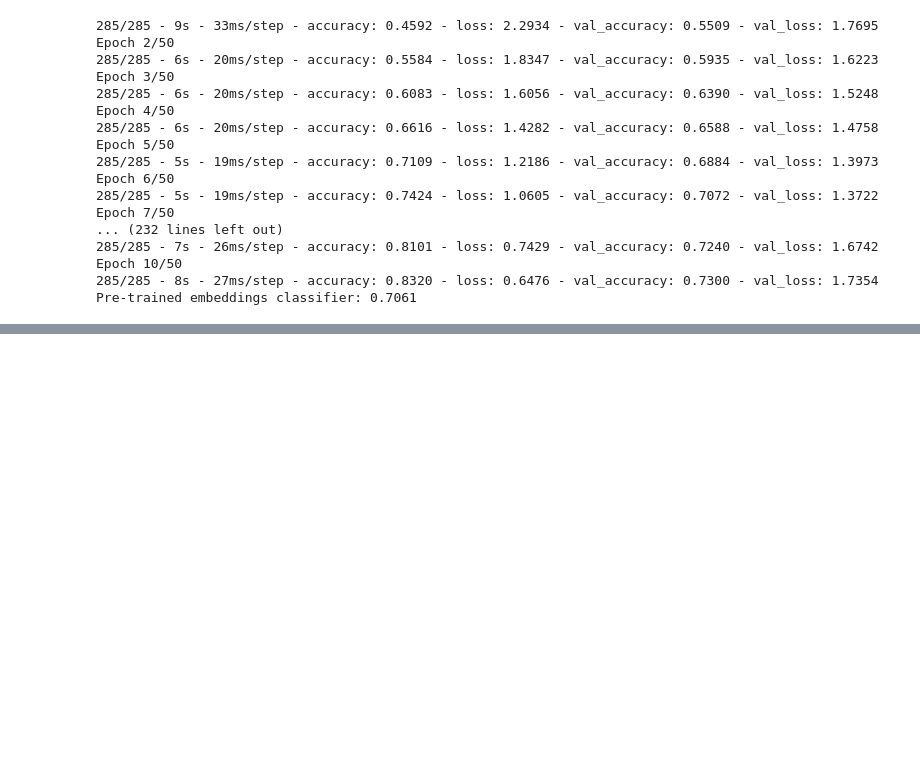
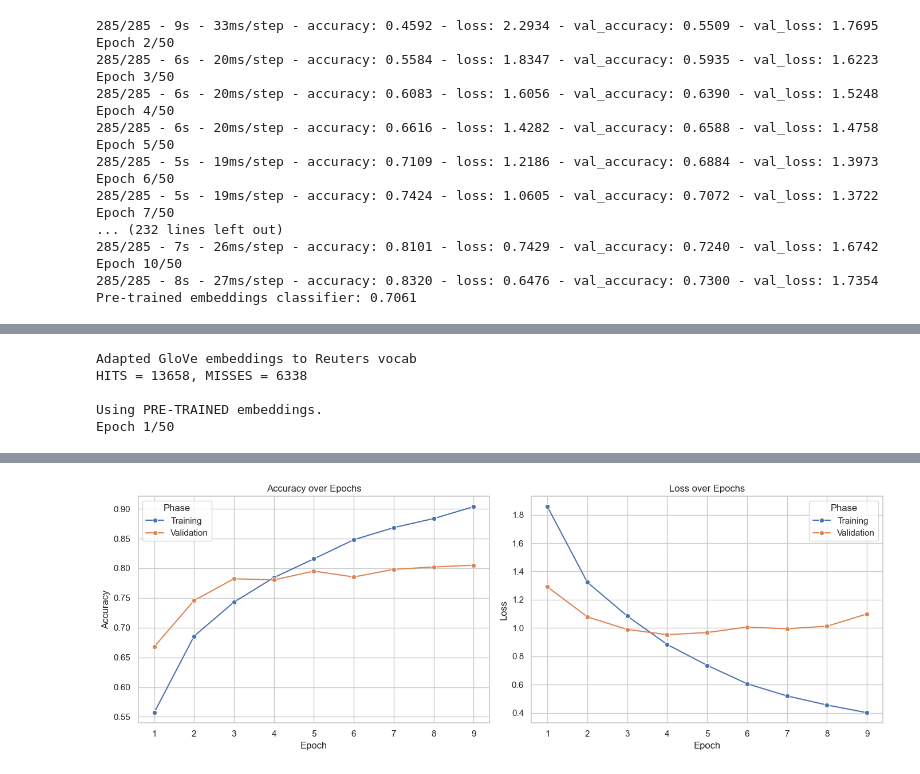
Before and after one commit to daniiprietoo/LM-project, a Jupyter notebook: LM_Practice.ipynb, the cells around one changed output, grey strips where cells are left out. Cells and saved outputs as stored; diff of their text form; code cells hidden in the pictures; blank space fills up the shorter version.

```diff
--- a/LM_Practice.ipynb
+++ b/LM_Practice.ipynb
@@ -671,0 +897,35 @@ Pre-trained embeddings classifier: 0.7061
+# %%
+word2vec_adapted_embeddings = adapt_gensim_to_reuters_embeddings(
+    word2vec_model,
+    word_index_reuters,
+    embed_dim=300,
+    num_words=VOCAB_SIZE,
+    index_from=INDEX_FROM,
+)
+word2vec_classifier_model = build_classifier(
+    embeddings_matrix=word2vec_adapted_embeddings,
+    trainable=False,
+    num_classes=NUM_CLASSES,
+    max_len=MAX_LEN,
+    vocab_size=VOCAB_SIZE,
+)
+
+callbacks = get_classifier_callbacks("models/classifier_word2vec_pretrained.keras", 5)
+history = word2vec_classifier_model.fit(
+    x_train,
+    y_train,
+    epochs=50,
+    batch_size=32,
+    validation_split=0.1,
+    callbacks=callbacks,
+    verbose=1,
+)
+test_loss, test_acc = word2vec_classifier_model.evaluate(x_test, y_test, verbose=0)
+print(f"Word2Vec Pre-trained Classifier Accuracy: {test_acc:.4f}")
+plot_keras_history(history, metrics=["accuracy", "loss"])
+# %% [output]
+Adapted GloVe embeddings to Reuters vocab
+HITS = 13658, MISSES = 6338
+
+Using PRE-TRAINED embeddings.
+Epoch 1/50
@@ -671,0 +950 @@ Pre-trained embeddings classifier: 0.7061
+[figure, added]
```
Also changed, not shown: parts of 24 cells of this notebook, 11 other files.
